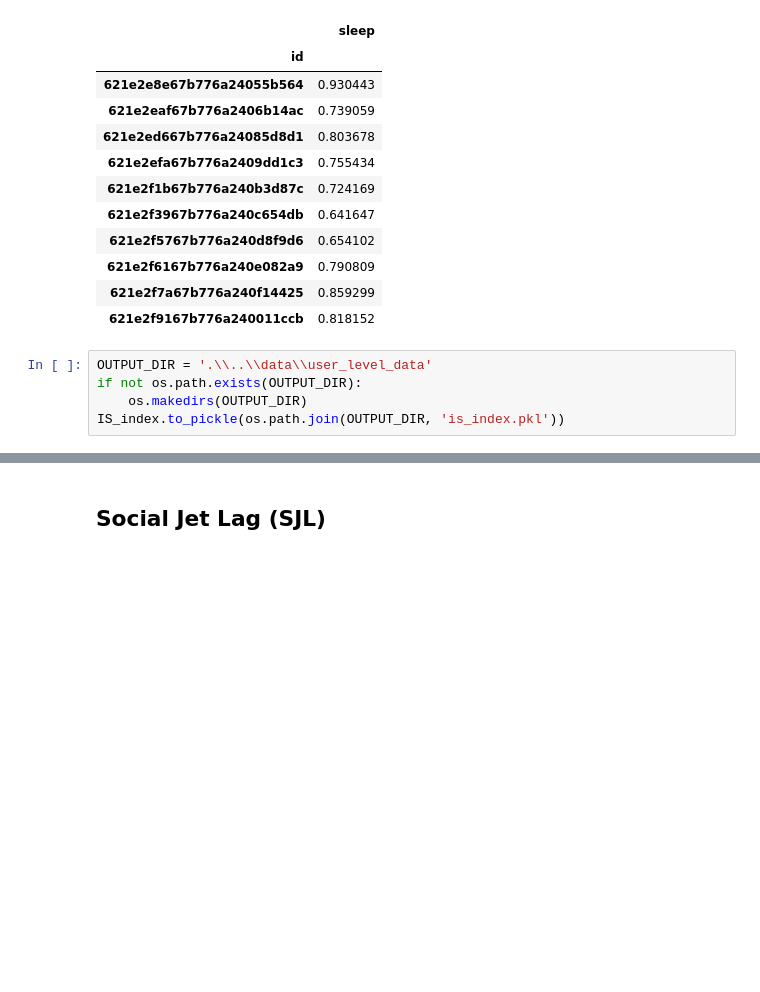
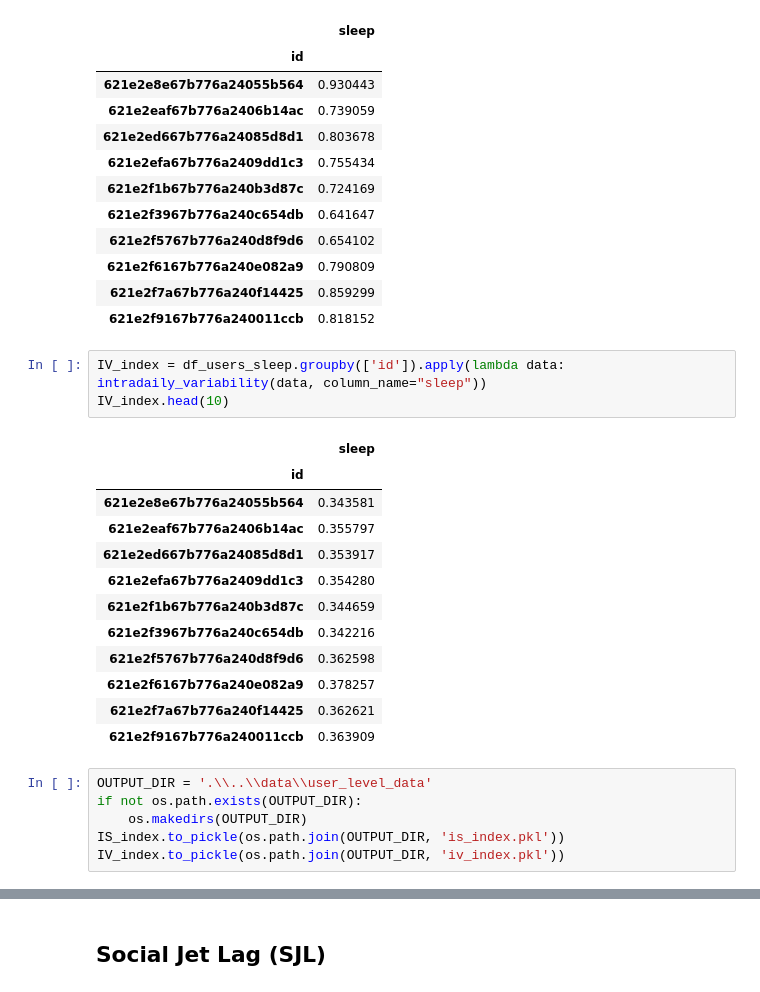
Before and after one commit to kcristinaa/RAIS-miniproject, a Jupyter notebook: notebooks_feature_engineering/sleep_regularity_measurement.ipynb, the cells around one changed output, grey strips where cells are left out. Cells and saved outputs as stored; diff of their text form; blank space fills up the shorter version.

```diff
--- a/notebooks_feature_engineering/sleep_regularity_measurement.ipynb
+++ b/notebooks_feature_engineering/sleep_regularity_measurement.ipynb
@@ -217,8 +223,25 @@ IS_index.head(10)
 | 621e2f6167b776a240e082a9 | 0.790809 |
 | 621e2f7a67b776a240f14425 | 0.859299 |
 | 621e2f9167b776a240011ccb | 0.818152 |
+# %%
+IV_index = df_users_sleep.groupby(['id']).apply(lambda data: intradaily_variability(data, column_name="sleep"))
+IV_index.head(10)
+# %% [output]
+|  | sleep |
+| id |  |
+| 621e2e8e67b776a24055b564 | 0.343581 |
+| 621e2eaf67b776a2406b14ac | 0.355797 |
+| 621e2ed667b776a24085d8d1 | 0.353917 |
+| 621e2efa67b776a2409dd1c3 | 0.354280 |
+| 621e2f1b67b776a240b3d87c | 0.344659 |
+| 621e2f3967b776a240c654db | 0.342216 |
+| 621e2f5767b776a240d8f9d6 | 0.362598 |
+| 621e2f6167b776a240e082a9 | 0.378257 |
+| 621e2f7a67b776a240f14425 | 0.362621 |
+| 621e2f9167b776a240011ccb | 0.363909 |
 # %%
 OUTPUT_DIR = '.\\..\\data\\user_level_data'
 if not os.path.exists(OUTPUT_DIR):
     os.makedirs(OUTPUT_DIR)
 IS_index.to_pickle(os.path.join(OUTPUT_DIR, 'is_index.pkl'))
+IV_index.to_pickle(os.path.join(OUTPUT_DIR, 'iv_index.pkl'))
```
Also changed, not shown: parts of 8 cells of this notebook, 1 other file.
